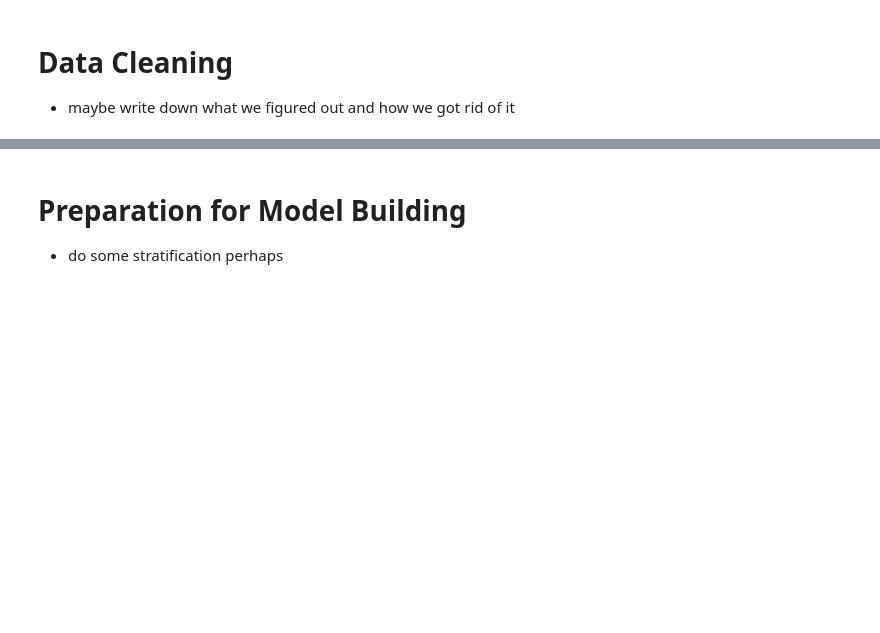
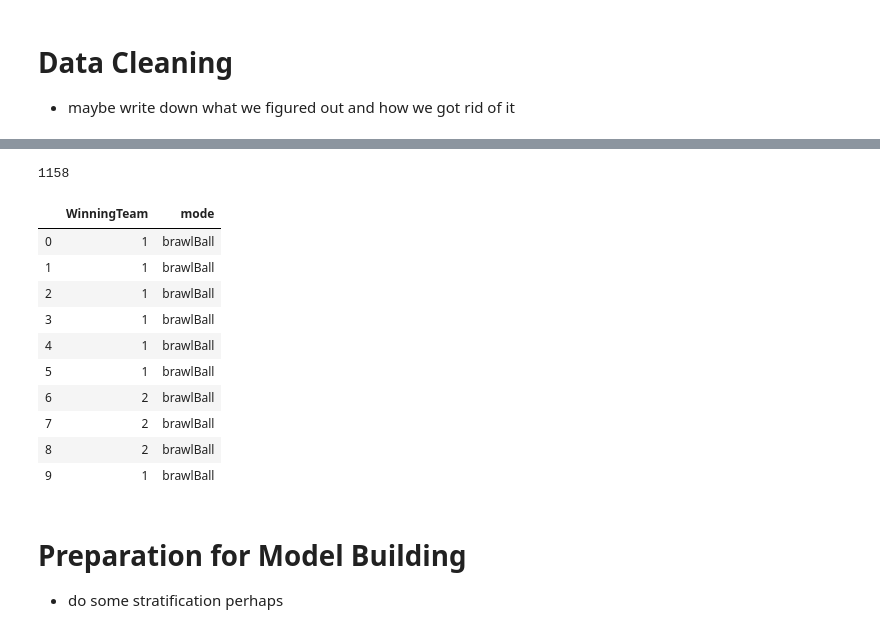
Before and after one commit to LouisBienz/Big-Data-Analytics, a Jupyter notebook: Big Data Analytics - Group-based Project - Group 13.ipynb, the cells around one changed output, grey strips where cells are left out. Saved outputs shown, nothing was run; the diff lists cells and outputs as text; code cells hidden in the pictures; blank space fills up the shorter version.

Commit message:
prepared data for training

```diff
--- a/Big Data Analytics - Group-based Project - Group 13.ipynb
+++ b/Big Data Analytics - Group-based Project - Group 13.ipynb
@@ -109,9 +87,3 @@ with open("battlelogs.json", "w") as battlelog_file:
-# %%
-    with open("battlelogs.json",'r') as lst:
-        b = json.load(lst)
-        print(type(b))
-        print(b)
-       ## for key in b.keys():
 # %% [markdown]
 # Data Cleaning
 
@@ -121,3 +187,69 @@ print("Is e dreckig, musse putze")
+# %%
+### Narrowing down the data to have only variables of interest
+
+brawl_dicts = []
+for log in unique_dicts:
+    if log["battlelog"]["event"]["mode"] == max_key:
+        brawl_dicts.append(log)
+
+print(len(brawl_dicts))
+###print(brawl_dicts)
+
+##removing any unnecessary information from the source
+
+df = pd.DataFrame(columns=['WinningTeam','BattleTime','playerTag','mode','map','result','StarPlayerTag','StarPlayerBrawler','Brawler1Name','Brawler1Tag','Brawler2Name','Brawler2Tag','Brawler3Name','Brawler3Tag','Brawler4Name',
+                           'Brawler4Tag','Brawler5Name','Brawler5Tag','Brawler6Name','Brawler6Tag'])
+
+
+for i in range(len(brawl_dicts)):
+    log = brawl_dicts[i]
+    row = []
+    if (log["player_tag"] == log["battlelog"]["battle"]["teams"][0][0]["tag"] or log["player_tag"] == log["battlelog"]["battle"]["teams"][0][1]["tag"] or log["player_tag"] == log["battlelog"]["battle"]["teams"][0][2]["tag"]) and log["battlelog"]["battle"]["result"] == "victory":
+        row.append(1)
+    else:
+        row.append(2)
+    row.append(log["battlelog"]["battle_time"])
+    row.append(log["player_tag"])
+    row.append(log["battlelog"]["event"]["mode"])
+    row.append(log["battlelog"]["event"]["map"])
+    row.append(log["battlelog"]["battle"]["result"])
+    row.append(log["battlelog"]["battle"]["star_player"]["tag"])
+    row.append(log["battlelog"]["battle"]["star_player"]["brawler"]["name"])
+    row.append(log["battlelog"]["battle"]["teams"][0][0]["brawler"]["name"])
+    row.append(log["battlelog"]["battle"]["teams"][0][0]["tag"])
+    row.append(log["battlelog"]["battle"]["teams"][0][1]["brawler"]["name"])
+    row.append(log["battlelog"]["battle"]["teams"][0][1]["tag"])
+    row.append(log["battlelog"]["battle"]["teams"][0][2]["brawler"]["name"])
+    row.append(log["battlelog"]["battle"]["teams"][0][2]["tag"])
+    row.append(log["battlelog"]["battle"]["teams"][1][0]["brawler"]["name"])
+    row.append(log["battlelog"]["battle"]["teams"][1][0]["tag"])
+    row.append(log["battlelog"]["battle"]["teams"][1][1]["brawler"]["name"])
+    row.append(log["battlelog"]["battle"]["teams"][1][1]["tag"])
+    row.append(log["battlelog"]["battle"]["teams"][1][2]["brawler"]["name"])
+    row.append(log["battlelog"]["battle"]["teams"][1][2]["tag"])
+    df.loc[i] = row
+
+df = df.replace(to_replace = 'victory', value= 1)
+df = df.replace(to_replace = 'defeat', value= -1)
+df = df.replace(to_replace = 'draw', value= 0)
+
+''' for later reuse, how to select only certain columns
+df1 = df[['WinningTeam',"mode"]]
+df1.head(10)
+'''
+# %% [output]
+1158
+|  | WinningTeam | mode |
+| 0 | 1 | brawlBall |
+| 1 | 1 | brawlBall |
+| 2 | 1 | brawlBall |
+| 3 | 1 | brawlBall |
+| 4 | 1 | brawlBall |
+| 5 | 1 | brawlBall |
+| 6 | 2 | brawlBall |
+| 7 | 2 | brawlBall |
+| 8 | 2 | brawlBall |
+| 9 | 1 | brawlBall |
 # %% [markdown]
 # Preparation for Model Building
 
```
Also changed, not shown: parts of 19 cells of this notebook.
